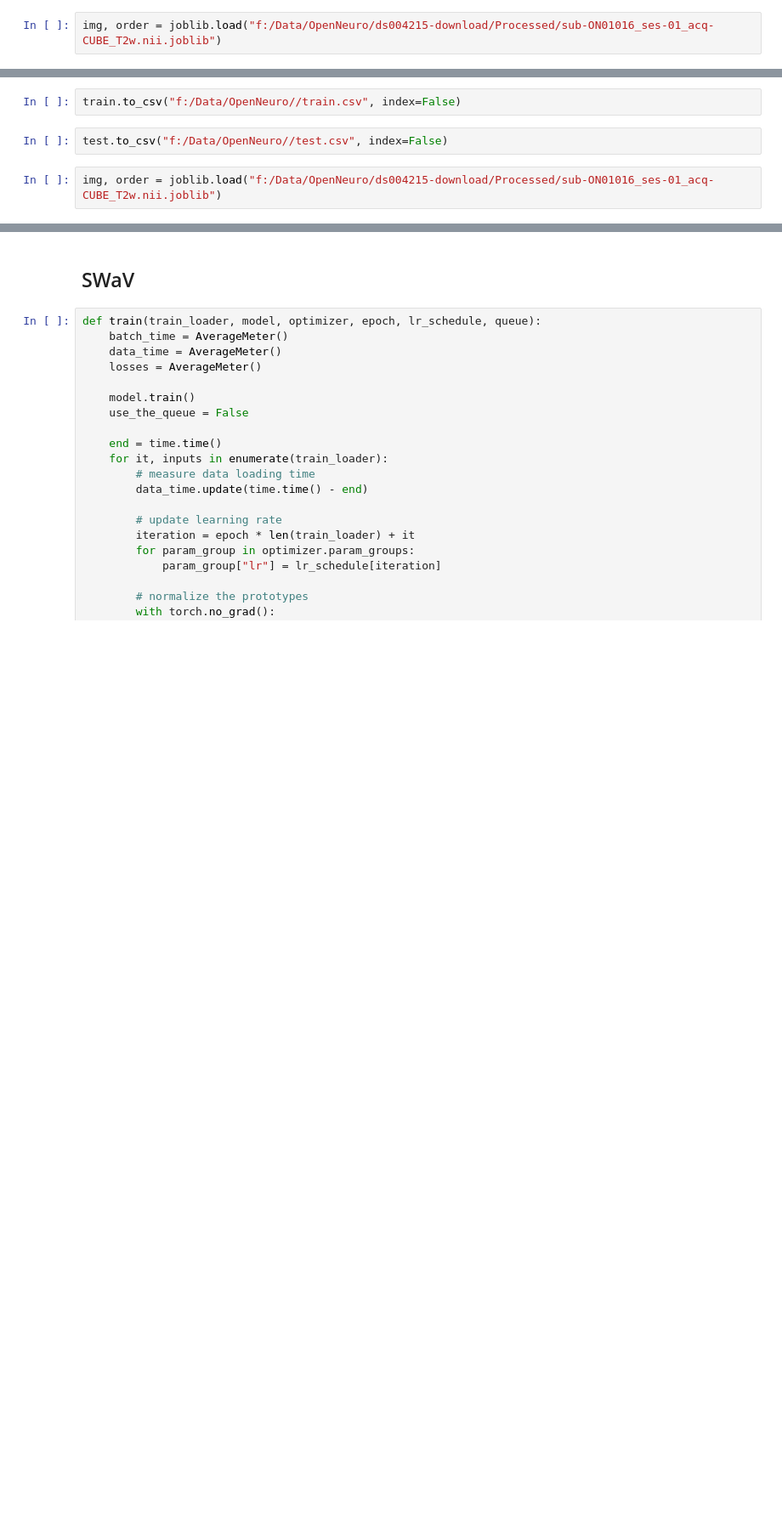
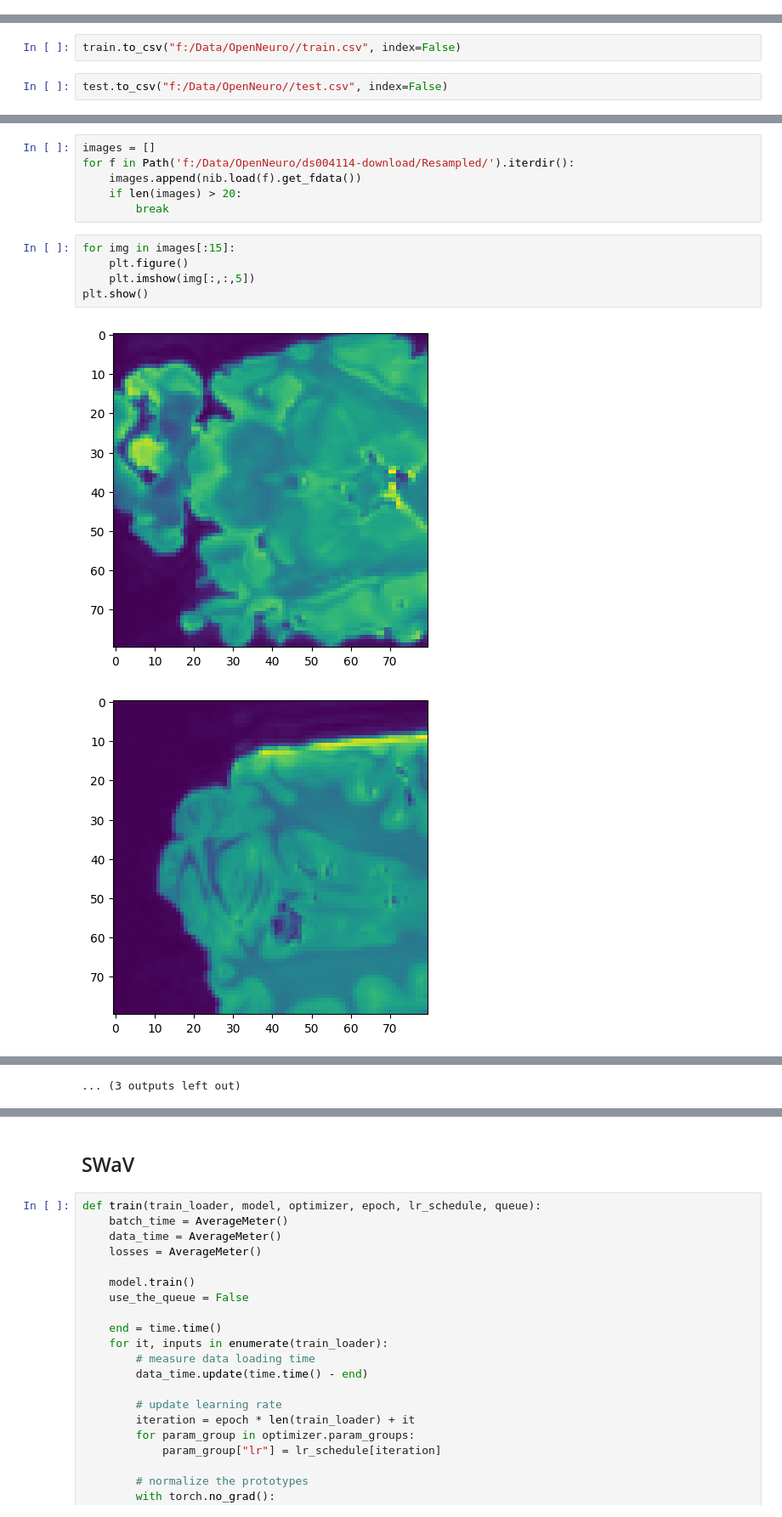
Before and after one commit to Idanlu/BrainDistance, a Jupyter notebook: mami.ipynb, the cells around one changed output, grey strips where cells are left out. Shown at 85% size. Saved outputs shown, nothing was run; the diff lists cells and outputs as text; blank space fills up the shorter version.

```diff
--- a/mami.ipynb
+++ b/mami.ipynb
@@ -115,8 +126,6 @@ train, test = train_test_split(df_info, test_size=0.33, random_state=42)
 train.to_csv("data/train.csv", index=False)
 # %%
 test.to_csv("data/test.csv", index=False)
-# %%
-img, order = joblib.load("f:/Data/OpenNeuro/ds004215-download/Processed/sub-ON01016_ses-01_acq-CUBE_T2w.nii.joblib")
 # %%
 df_info = pd.read_csv('f:/Data/OpenNeuro/labels.csv')
 # %%
@@ -127,5 +136,3 @@ train, test = train_test_split(df_info, test_size=0.33, random_state=42)
 train.to_csv("f:/Data/OpenNeuro//train.csv", index=False)
 # %%
 test.to_csv("f:/Data/OpenNeuro//test.csv", index=False)
-# %%
-img, order = joblib.load("f:/Data/OpenNeuro/ds004215-download/Processed/sub-ON01016_ses-01_acq-CUBE_T2w.nii.joblib")
@@ -137,0 +141,14 @@ IndexError: index 121 is out of bounds for axis 2 with size 121
+# %%
+images = []
+for f in Path('f:/Data/OpenNeuro/ds004114-download/Resampled/').iterdir():
+    images.append(nib.load(f).get_fdata())
+    if len(images) > 20:
+        break
+# %%
+for img in images[:15]:
+    plt.figure()
+    plt.imshow(img[:,:,5])
+plt.show()
+# %% [output]
+[figure, added]
+[figure, added]
@@ -137,0 +165 @@ IndexError: index 121 is out of bounds for axis 2 with size 121
+... (3 outputs left out)
```
Also changed, not shown: parts of 29 cells of this notebook, 6 other files.
